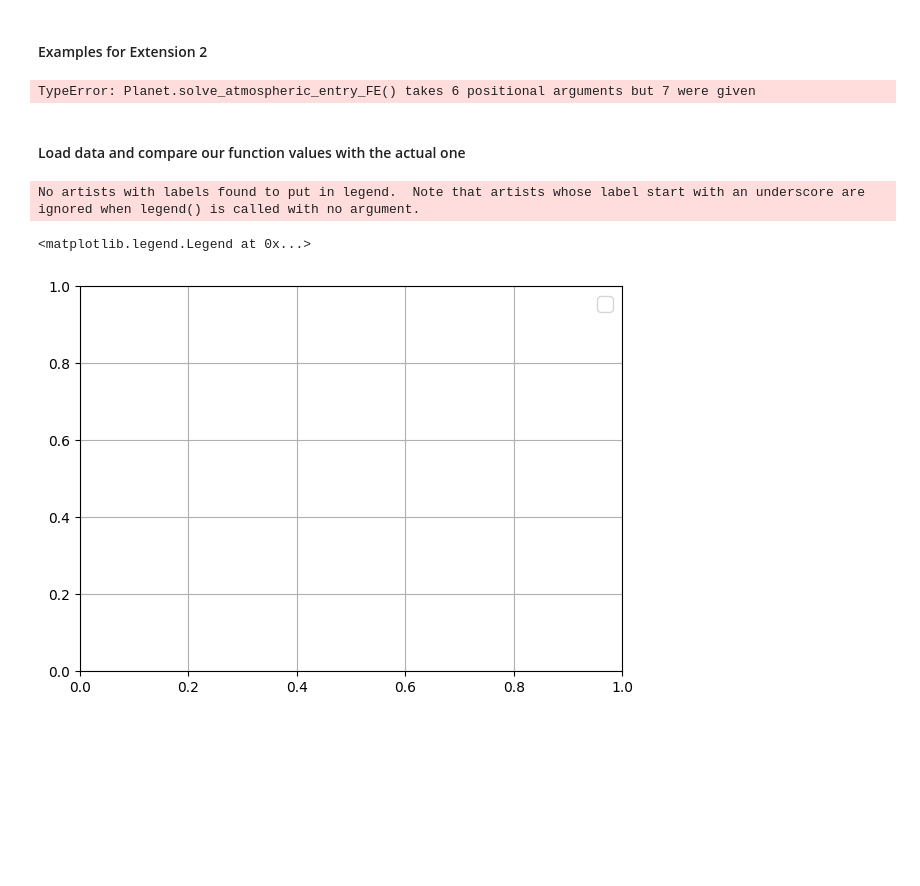
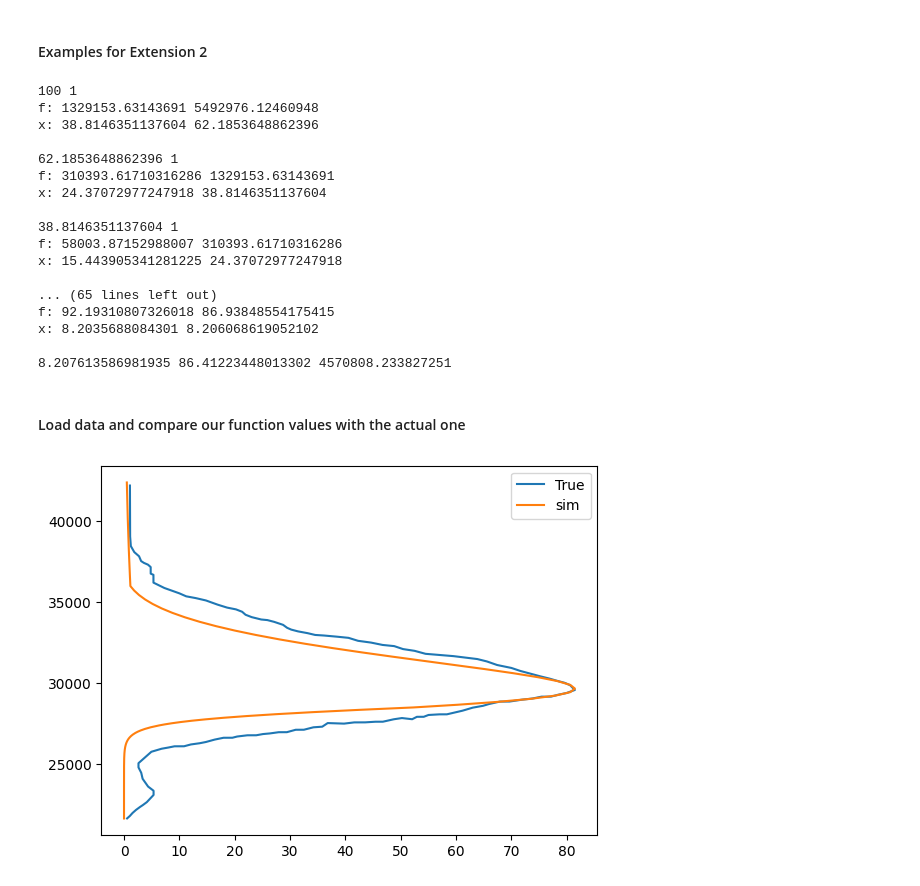
Before and after one commit to chunyang-w/armageddon, a Jupyter notebook: examples/extension_example.ipynb, the cells around one changed output. Saved outputs shown, nothing was run; the diff lists cells and outputs as text; code cells hidden in the pictures; blank space fills up the shorter version.

```diff
--- a/examples/extension_example.ipynb
+++ b/examples/extension_example.ipynb
@@ -75,21 +73,31 @@ As mentioned above, since the error function with respect to radius is a convex,
 # %% [markdown]
 #### Examples for Extension 2
 # %%
-findstrengthradius(
-        density=3300, angle=18.3, velocity=19200,
-        data_file='resources/ChelyabinskEnergyAltitude.csv',
-        radians=False)
+r, f, s =findstrengthradius(
+                density=3300, angle=18.3, velocity=19200,
+                data_file='resources/ChelyabinskEnergyAltitude.csv',
+                radians=False)
 # %% [output]
-TypeError: Planet.solve_atmospheric_entry_FE() takes 6 positional arguments but 7 were given
+100 1
+f: 1329153.63143691 5492976.12460948
+x: 38.8146351137604 62.1853648862396
+
+62.1853648862396 1
+f: 310393.61710316286 1329153.63143691
+x: 24.37072977247918 38.8146351137604
+
+38.8146351137604 1
+f: 58003.87152988007 310393.61710316286
+x: 15.443905341281225 24.37072977247918
+
+... (65 lines left out)
+f: 92.19310807326018 86.93848554175415
+x: 8.2035688084301 8.206068619052102
+
+8.207613586981935 86.41223448013302 4570808.233827251
 # %% [markdown]
 #### Load data and compare our function values with the actual one
-# %%
-fig, ax1 = plt.subplots(1, 1, figsize=(7, 5))
-# ax1.plot(X,rhoa(X),label = 'Simulation')
-# ax1.plot(X,Y, label = 'True')
-ax1.grid(True)
-ax1.legend(loc='best', fontsize=14)
-# %% [output]
-No artists with labels found to put in legend.  Note that artists whose label start with an underscore are ignored when legend() is called with no argument.
-<matplotlib.legend.Legend at 0x...>
-[figure, removed]
+# %%
+plot_against(r, s)
+# %% [output]
+[figure, added]
```
Also changed, not shown: parts of 3 cells of this notebook, 2 other files.
